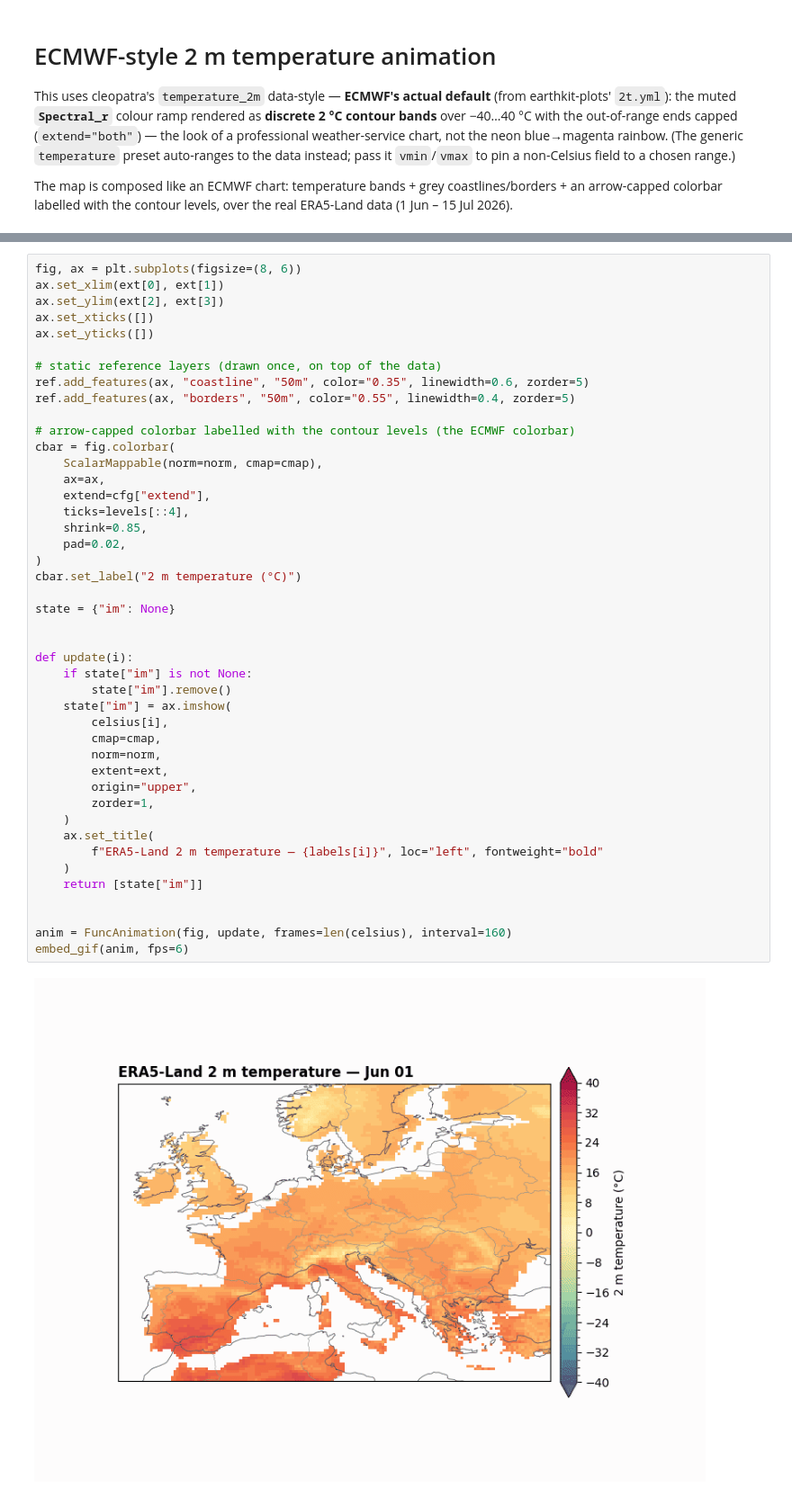
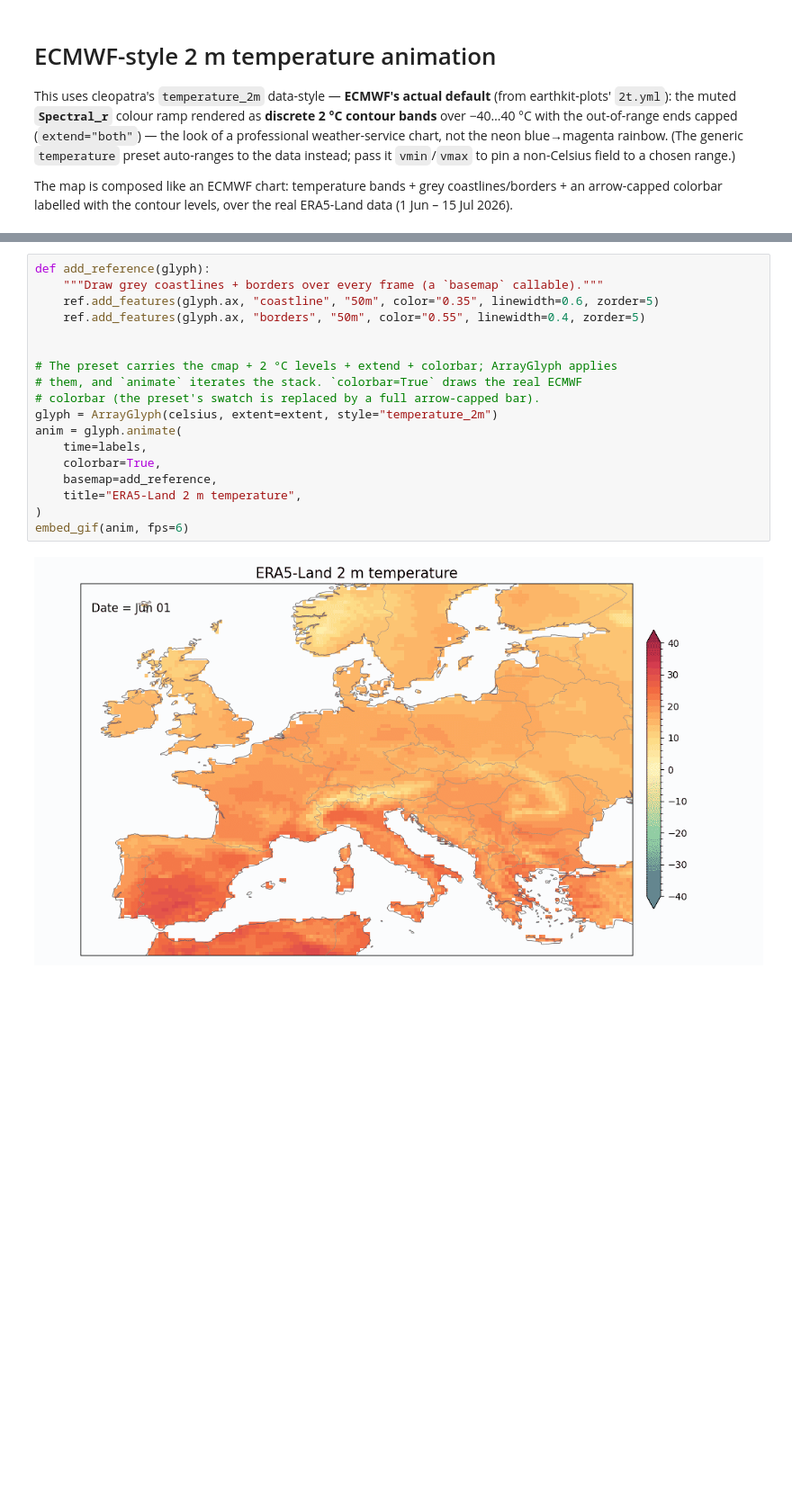
Before and after one commit to serapeum-org/cleopatra, a Jupyter notebook: docs/notebooks/presets/ecmwf_temperature_animation.ipynb, the cells around one changed output, grey strips where cells are left out. Shown at 90% size. Drawn from its saved outputs; the diff is of its cells as text; blank space fills up the shorter version.

```diff
--- a/docs/notebooks/presets/ecmwf_temperature_animation.ipynb
+++ b/docs/notebooks/presets/ecmwf_temperature_animation.ipynb
@@ -63,47 +42,21 @@ stack: (23, 111, 164) | frames: Jun 01 -> Jul 15
 # %%
-fig, ax = plt.subplots(figsize=(8, 6))
-ax.set_xlim(ext[0], ext[1])
-ax.set_ylim(ext[2], ext[3])
-ax.set_xticks([])
-ax.set_yticks([])
-
-# static reference layers (drawn once, on top of the data)
-ref.add_features(ax, "coastline", "50m", color="0.35", linewidth=0.6, zorder=5)
-ref.add_features(ax, "borders", "50m", color="0.55", linewidth=0.4, zorder=5)
-
-# arrow-capped colorbar labelled with the contour levels (the ECMWF colorbar)
-cbar = fig.colorbar(
-    ScalarMappable(norm=norm, cmap=cmap),
-    ax=ax,
-    extend=cfg["extend"],
-    ticks=levels[::4],
-    shrink=0.85,
-    pad=0.02,
-)
-cbar.set_label("2 m temperature (°C)")
-
-state = {"im": None}
+def add_reference(glyph):
+    """Draw grey coastlines + borders over every frame (a `basemap` callable)."""
+    ref.add_features(glyph.ax, "coastline", "50m", color="0.35", linewidth=0.6, zorder=5)
+    ref.add_features(glyph.ax, "borders", "50m", color="0.55", linewidth=0.4, zorder=5)
 
 
-def update(i):
-    if state["im"] is not None:
-        state["im"].remove()
-    state["im"] = ax.imshow(
-        celsius[i],
-        cmap=cmap,
-        norm=norm,
-        extent=ext,
-        origin="upper",
-        zorder=1,
-    )
-    ax.set_title(
-        f"ERA5-Land 2 m temperature — {labels[i]}", loc="left", fontweight="bold"
-    )
-    return [state["im"]]
-
-
-anim = FuncAnimation(fig, update, frames=len(celsius), interval=160)
+# The preset carries the cmap + 2 °C levels + extend + colorbar; ArrayGlyph applies
+# them, and `animate` iterates the stack. `colorbar=True` draws the real ECMWF
+# colorbar (the preset's swatch is replaced by a full arrow-capped bar).
+glyph = ArrayGlyph(celsius, extent=extent, style="temperature_2m")
+anim = glyph.animate(
+    time=labels,
+    colorbar=True,
+    basemap=add_reference,
+    title="ERA5-Land 2 m temperature",
+)
 embed_gif(anim, fps=6)
 # %% [output]
-[figure, old version]
+[figure, new version]
 # %% [markdown]
```
Also changed, not shown: parts of 3 cells of this notebook.
